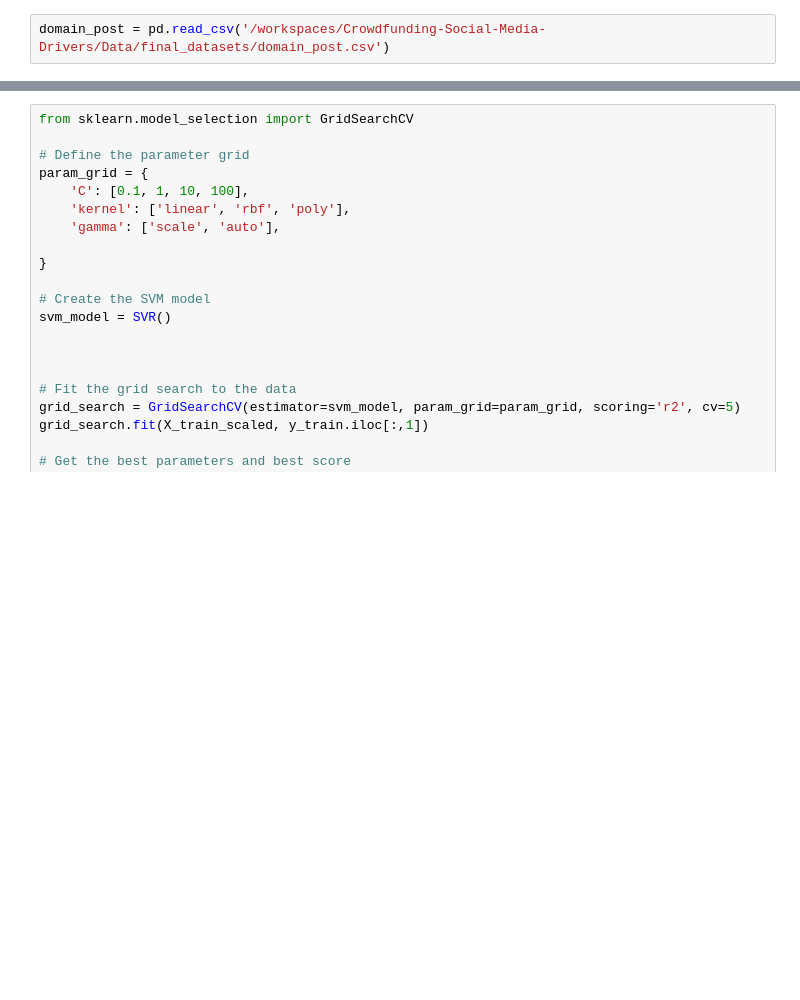
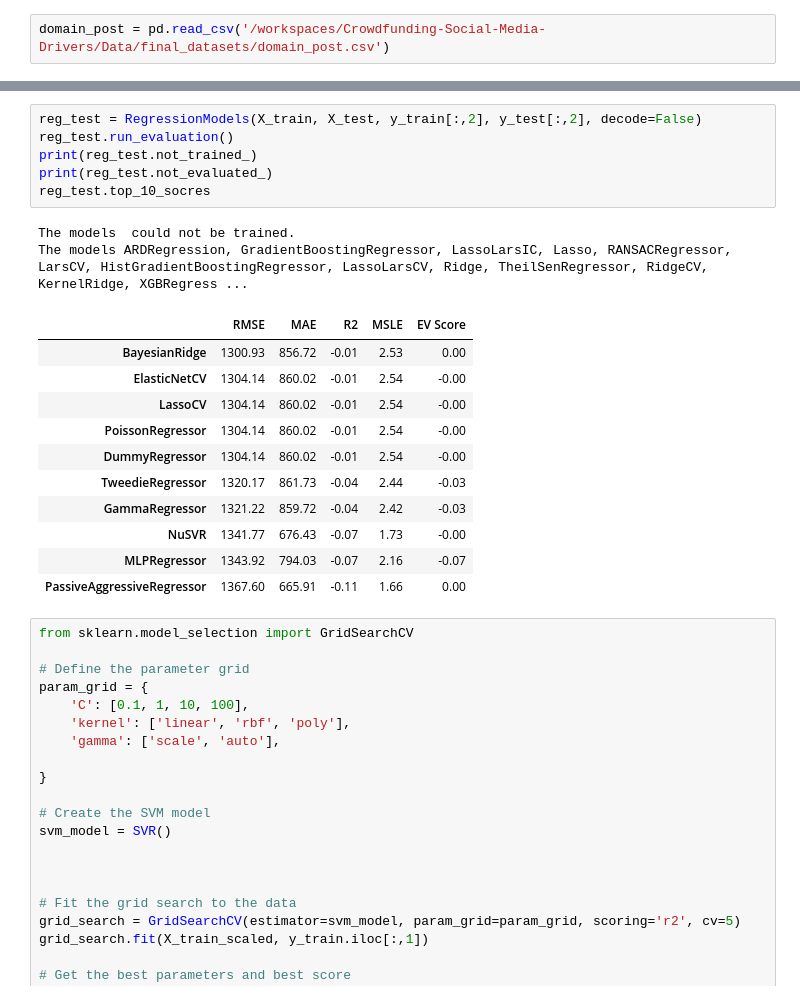
Before and after one commit to Akhil-Theerthala/Crowdfunding-Social-Media-Drivers, a Jupyter notebook: Modelling/02 - engagement_success.ipynb, the cells around one changed output, grey strips where cells are left out. Drawn from its saved outputs; the diff is of its cells as text; blank space fills up the shorter version.

```diff
--- a/Modelling/02 - engagement_success.ipynb
+++ b/Modelling/02 - engagement_success.ipynb
@@ -163,3 +259,23 @@ joblib.dump(scaler, './02_success_engagement/domain_post_scaler_success.pkl')
+# %%
+reg_test = RegressionModels(X_train, X_test, y_train[:,2], y_test[:,2], decode=False)
+reg_test.run_evaluation()
+print(reg_test.not_trained_)
+print(reg_test.not_evaluated_)
+reg_test.top_10_socres
+# %% [output]
+The models  could not be trained.
+The models ARDRegression, GradientBoostingRegressor, LassoLarsIC, Lasso, RANSACRegressor, LarsCV, HistGradientBoostingRegressor, LassoLarsCV, Ridge, TheilSenRegressor, RidgeCV, KernelRidge, XGBRegress ...
+|  | RMSE | MAE | R2 | MSLE | EV Score |
+| BayesianRidge | 1300.93 | 856.72 | -0.01 | 2.53 | 0.00 |
+| ElasticNetCV | 1304.14 | 860.02 | -0.01 | 2.54 | -0.00 |
+| LassoCV | 1304.14 | 860.02 | -0.01 | 2.54 | -0.00 |
+| PoissonRegressor | 1304.14 | 860.02 | -0.01 | 2.54 | -0.00 |
+| DummyRegressor | 1304.14 | 860.02 | -0.01 | 2.54 | -0.00 |
+| TweedieRegressor | 1320.17 | 861.73 | -0.04 | 2.44 | -0.03 |
+| GammaRegressor | 1321.22 | 859.72 | -0.04 | 2.42 | -0.03 |
+| NuSVR | 1341.77 | 676.43 | -0.07 | 1.73 | -0.00 |
+| MLPRegressor | 1343.92 | 794.03 | -0.07 | 2.16 | -0.07 |
+| PassiveAggressiveRegressor | 1367.60 | 665.91 | -0.11 | 1.66 | 0.00 |
 # %%
 from sklearn.model_selection import GridSearchCV
 
```
Also changed, not shown: parts of 8 cells of this notebook, 7 other files.
